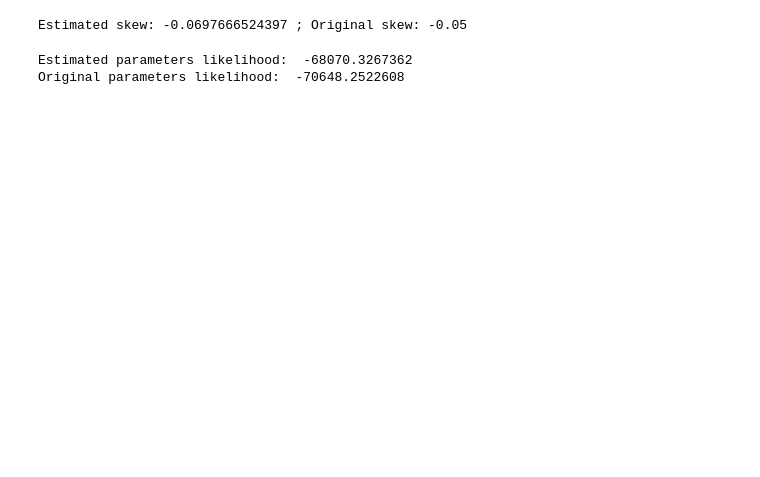
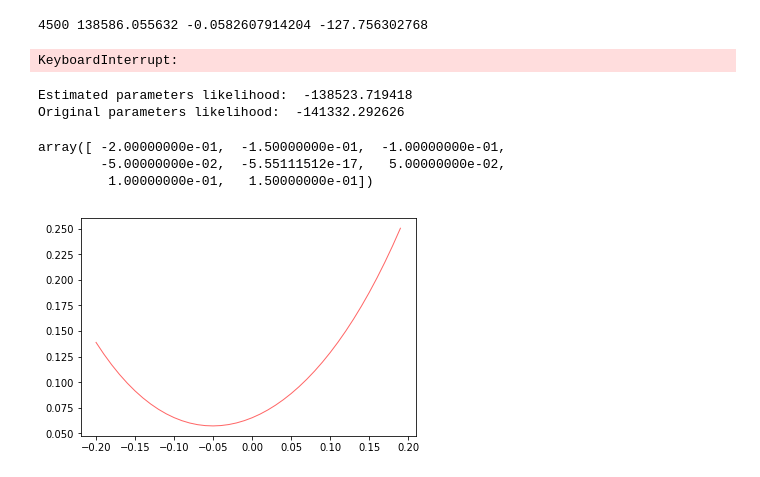
Before and after one commit to sevvi/lambert-matrix-factorization, a Jupyter notebook: lambert-matrix-factorization.ipynb, the cells around one changed output. Cells and saved outputs as stored; diff of their text form; code cells hidden in the pictures; blank space fills up the shorter version.

```diff
--- a/lambert-matrix-factorization.ipynb
+++ b/lambert-matrix-factorization.ipynb
@@ -28,13 +28,13 @@ defvjp(lambertw,
 # %%
 # generate sample data
 N = 1000
-D = 50
+D = 100
 K = 5
 
 scale = 1.
 skew = -0.05
 theta_o = theta = npr.randn(N,K)
-beta_o = beta = npr.randn(D,K) * np.array([0.1,0.5,1,2,2.5])
+beta_o = beta = npr.randn(D,K) #* np.array([0.1,0.5,1,2,2.5])
 
 loc = np.matmul(theta, beta.T)
 u = npr.randn(N,D)
@@ -80,12 +82,14 @@ beta_n = npr.randn(D,K)
 init_params = np.concatenate([theta_n.flatten(),beta_n.flatten(),np.array([0.0001])])
 objective, lambertw_logpdf, unpack_params, skew_function = make_lambertw_routines(y)
 gradient = grad(objective)
-final_params = adam(gradient, init_params, step_size=0.01, num_iters=2000, callback = callback)
+final_params = adam(gradient, init_params, step_size=0.1, num_iters=5000, callback = callback)
 theta_f, beta_f, skew = unpack_params(final_params)
 # Inference ends here.
+print("\n")
 print("Estimated skew:", skew, "; Original skew:", -0.05)
 # %% [output]
-Estimated skew: -0.0697666524397 ; Original skew: -0.05
+4500 138586.055632 -0.0582607914204 -127.756302768
+KeyboardInterrupt:
 # %%
 theta_f, beta_f, skew = unpack_params(final_params)
 # estimated parameters and likelihood
@@ -95,8 +99,8 @@ print("Estimated parameters likelihood: ", np.sum(lambertw_logpdf(loc, np.log(1.
 loc = np.matmul(theta_o, beta_o.T)
 print("Original parameters likelihood: ", np.sum(lambertw_logpdf(loc, np.log(1.), -0.05, 0)))
 # %% [output]
-Estimated parameters likelihood:  -68070.3267362
-Original parameters likelihood:  -70648.2522608
+Estimated parameters likelihood:  -138523.719418
+Original parameters likelihood:  -141332.292626
 # %%
 loc = np.matmul(theta_o, beta_o.T)
 x1 = (lambertw_logpdf(loc, np.log(1.0), -0.05, 0)).flatten()
@@ -110,9 +114,17 @@ plt.show()
 # %%
 loc = np.matmul(theta_f, beta_f.T)
 # z = u * scale + loc
 skews = np.arange(-0.2, 0.2, 0.01)
 mse = [np.mean((y - (u * np.exp(s * u) * scale + loc))**2) for s in skews]
 plt.plot(skews, mse, 'r-', lw=1, alpha=0.6)
+skews = np.arange(-0.2, 0.2, 0.05)
+
+skews
+# %% [output]
+array([ -2.00000000e-01,  -1.50000000e-01,  -1.00000000e-01,
+        -5.00000000e-02,  -5.55111512e-17,   5.00000000e-02,
+         1.00000000e-01,   1.50000000e-01])
+[figure, added]
 # %%
 # theta, beta, skew = unpack_params(final_params)
 # loc = np.matmul(theta_o, beta_o.T)
```
Also changed, not shown: parts of 1 cell of this notebook, 1 other file.
